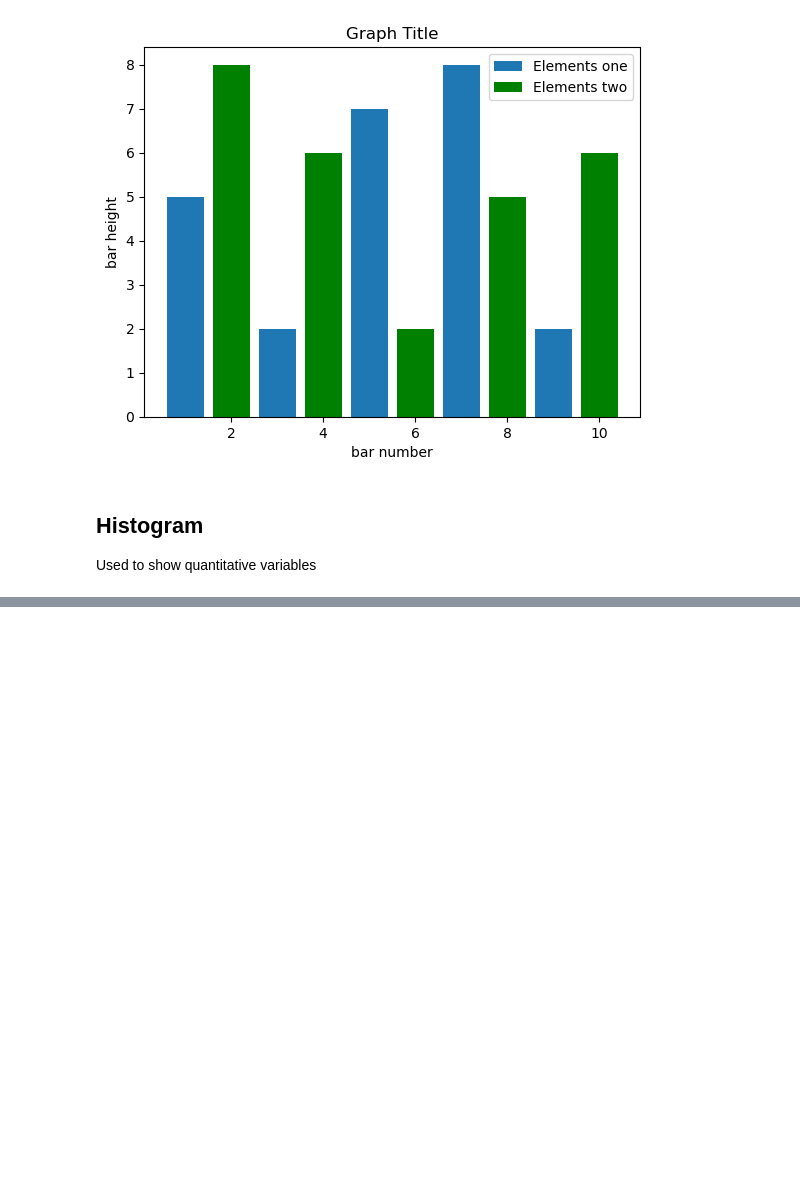
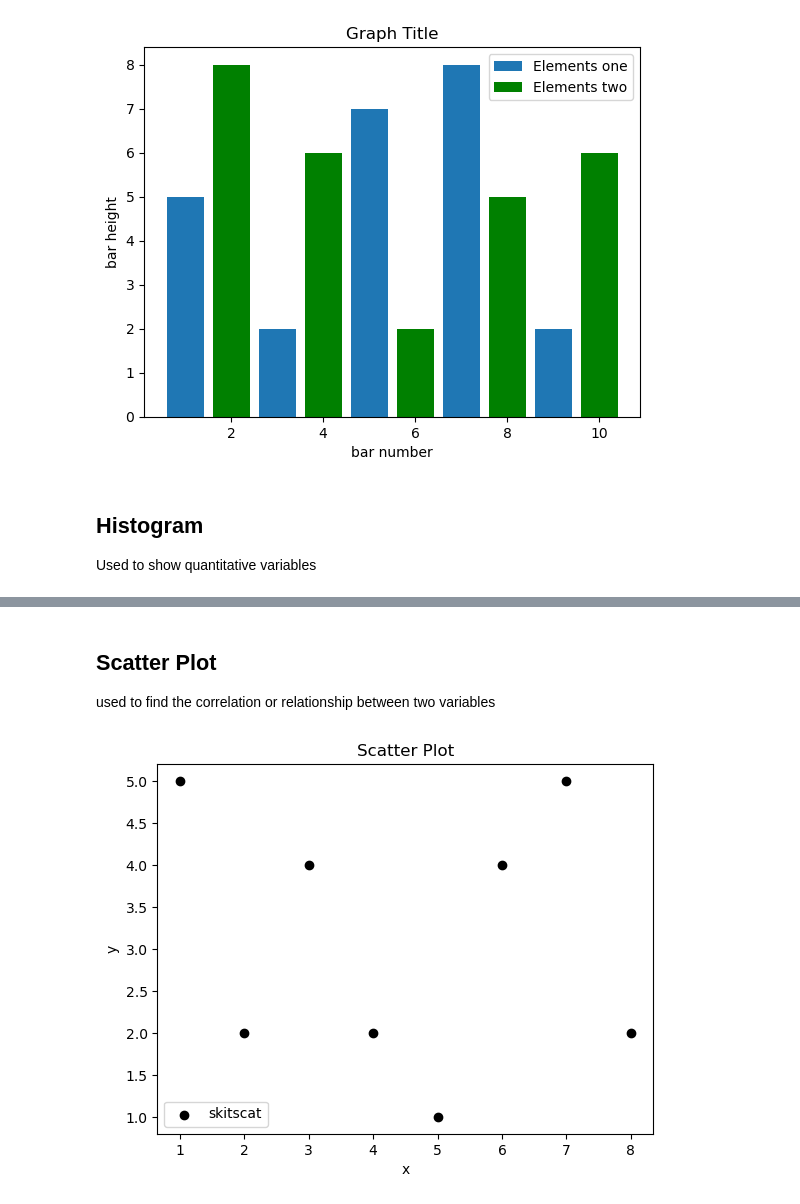
Before and after one commit to agordavidt/Data-Analytics_Course, a Jupyter notebook: python_data_analytics/matplotlib/00-data_visualization.ipynb, the cells around one changed output, grey strips where cells are left out. Saved outputs shown, nothing was run; the diff lists cells and outputs as text; code cells hidden in the pictures; blank space fills up the shorter version.

```diff
--- a/python_data_analytics/matplotlib/00-data_visualization.ipynb
+++ b/python_data_analytics/matplotlib/00-data_visualization.ipynb
@@ -107,0 +108,16 @@ plt.show()
+# %% [markdown]
+## Scatter Plot
+used to find the correlation or relationship between two variables
+# %%
+x = [1,2,3,4,5,6,7,8]
+y = [5,2,4,2,1,4,5,2]
+
+plt.scatter(x,y, label="skitscat", color='k')
+
+plt.xlabel("x")
+plt.ylabel("y")
+plt.title("Scatter Plot")
+plt.legend()
+plt.show()
+# %% [output]
+[figure, added]
```
Also changed, not shown: parts of 3 cells of this notebook.
